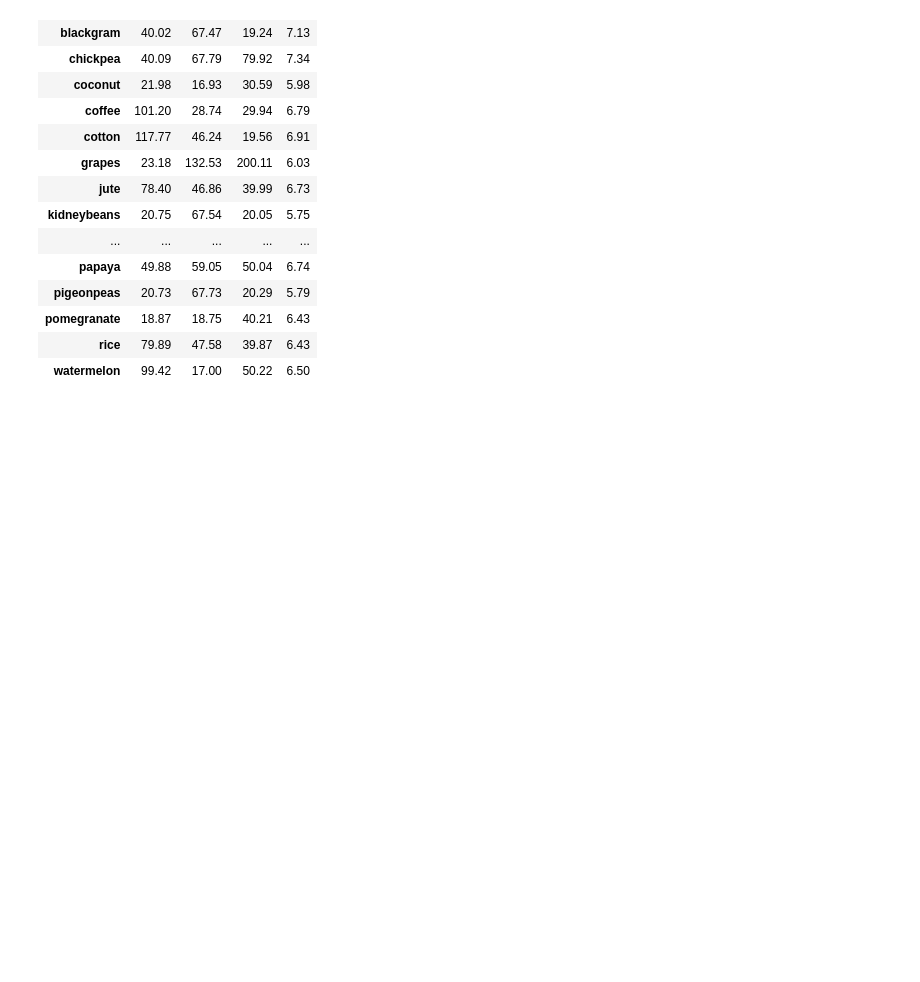
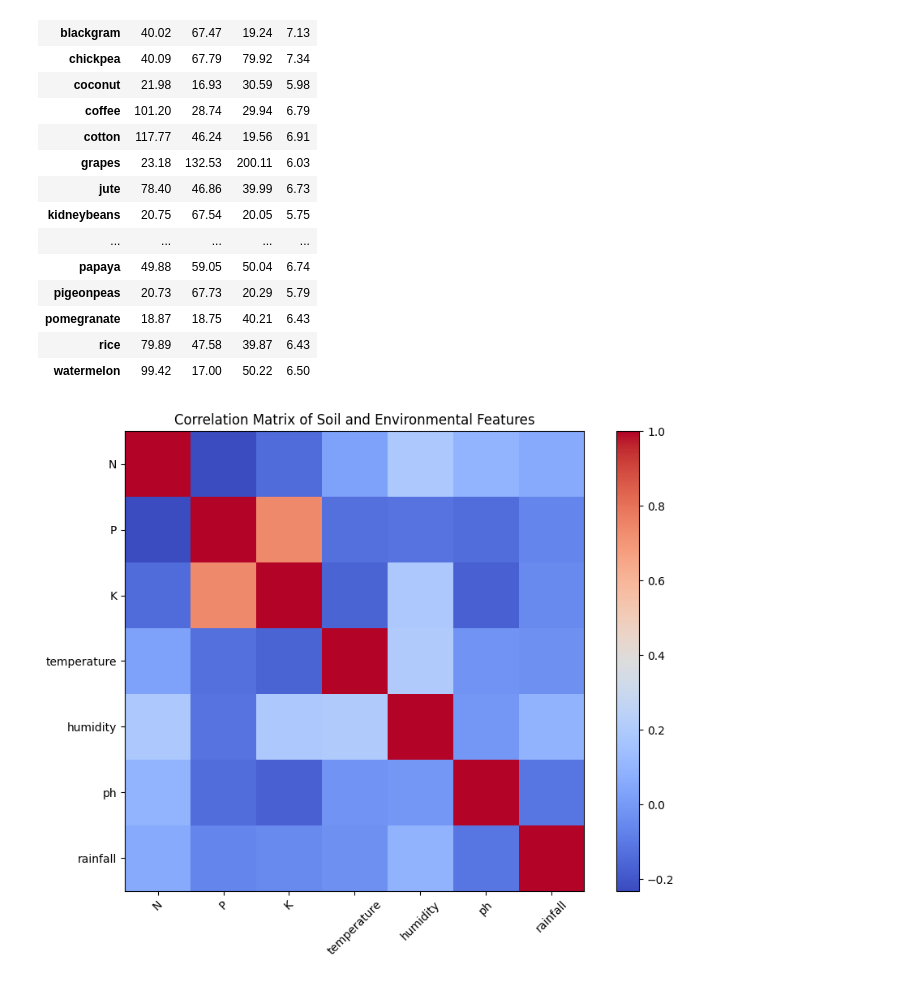
Before and after one commit to jyothsnabankuru6-cyber/AI-Powered-Soil-Analytics, a Jupyter notebook: AI_Powered_Soil_Analytics.ipynb, the cells around one changed output. Drawn from its saved outputs; the diff is of its cells as text; code cells hidden in the pictures; blank space fills up the shorter version.

```diff
--- a/AI_Powered_Soil_Analytics.ipynb
+++ b/AI_Powered_Soil_Analytics.ipynb
@@ -8,7 +7,9 @@ Archive:  archive.zip
 # %%
 import pandas as pd
 
-df = pd.read_csv("crop_fertilizer_recommendation_dataset.csv")
+df = pd.read_csv(
+    "https://raw.githubusercontent.com/jyothsnabankuru6-cyber/AI-Powered-Soil-Analytics/main/data/raw/crop_fertilizer_recommendation_dataset.csv"
+)
 
 df.head()
 # %% [output]
@@ -208,3 +209,20 @@ df.groupby("label")[["N", "P", "K", "ph"]].mean().round(2)
 | pomegranate | 18.87 | 18.75 | 40.21 | 6.43 |
 | rice | 79.89 | 47.58 | 39.87 | 6.43 |
 | watermelon | 99.42 | 17.00 | 50.22 | 6.50 |
+# %%
+import matplotlib.pyplot as plt
+
+corr = df[["N", "P", "K", "temperature", "humidity", "ph", "rainfall"]].corr()
+
+plt.figure(figsize=(9, 7))
+plt.imshow(corr, cmap="coolwarm", interpolation="nearest")
+plt.colorbar()
+
+plt.xticks(range(len(corr.columns)), corr.columns, rotation=45)
+plt.yticks(range(len(corr.columns)), corr.columns)
+
+plt.title("Correlation Matrix of Soil and Environmental Features")
+plt.tight_layout()
+plt.show()
+# %% [output]
+[figure, added]
```
Also changed, not shown: parts of 9 cells of this notebook.
